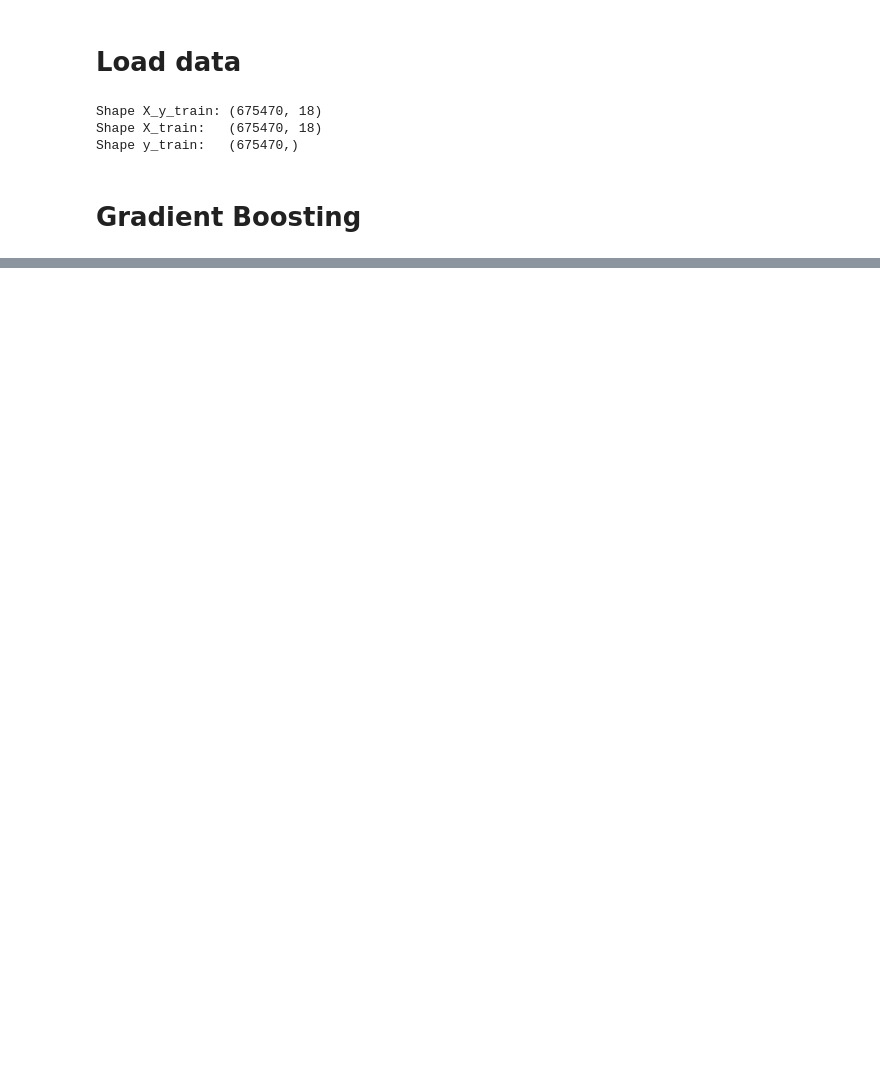
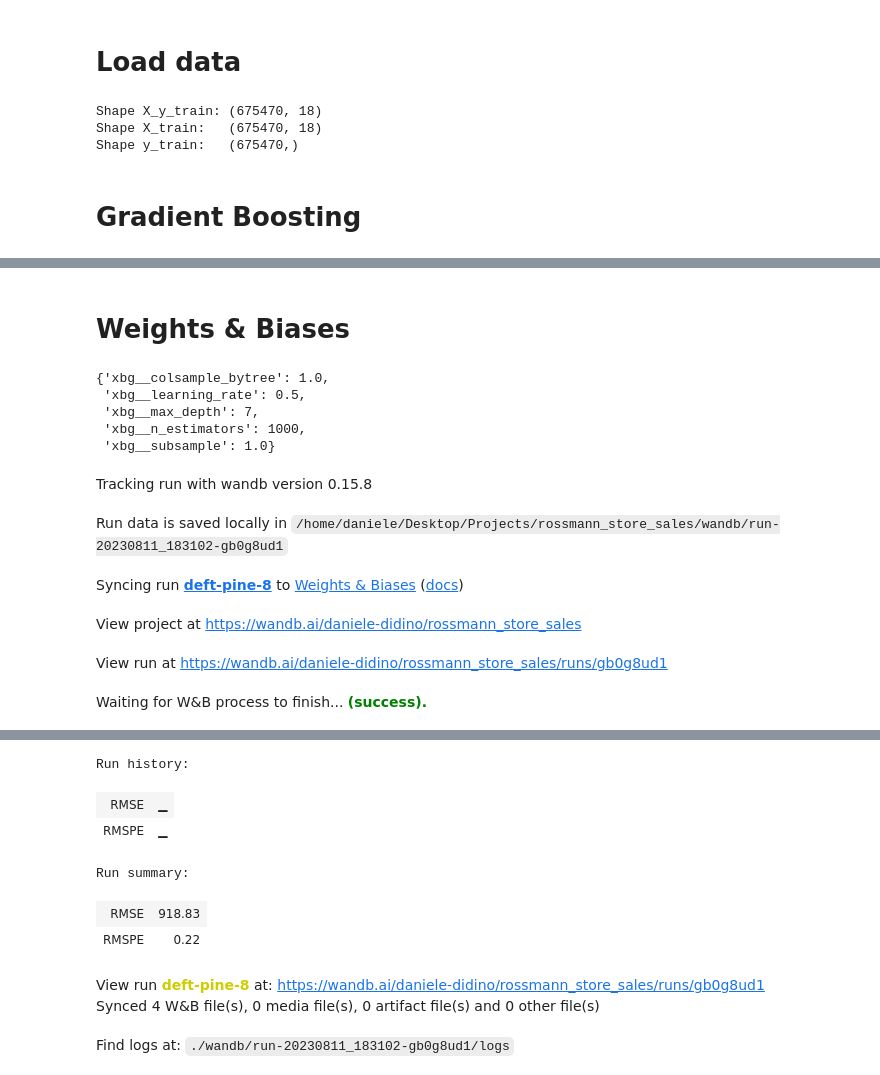
Before and after one commit to DanieleDidino/rossmann_store_sales, a Jupyter notebook: 4_ xgboost.ipynb, the cells around one changed output, grey strips where cells are left out. Cells and saved outputs as stored; diff of their text form; code cells hidden in the pictures; blank space fills up the shorter version.

```diff
--- a/4_ xgboost.ipynb
+++ b/4_ xgboost.ipynb
@@ -52,0 +166,25 @@ Shape y_train:   (675470,)
+# %%
+xgb_regressor = xgb.XGBRegressor(objective='reg:squarederror', seed=536)
+
+gb_reg = Pipeline([
+    ("preparation", full_pipeline),
+    ("xbg", xgb_regressor)])
+
+param_grid = {
+    "xbg__n_estimators": [1000],
+    "xbg__max_depth": [7],
+    "xbg__learning_rate": [0.5],
+    "xbg__subsample": [1.0],
+    "xbg__colsample_bytree": [1.0],
+}
+
+grid_search = GridSearchCV(
+    estimator=gb_reg,
+    param_grid=param_grid,
+    scoring='neg_mean_squared_error',
+    cv=5,
+    verbose=2,
+    # n_jobs=-1  # Use all available CPU cores
+)
+# %%
+grid_search.fit(X_train, y_train)
@@ -52,0 +229,19 @@ Shape y_train:   (675470,)
+# %% [markdown]
+# Weights & Biases
+# %%
+grid_search.best_params_
+# %% [output]
+{'xbg__colsample_bytree': 1.0,
+ 'xbg__learning_rate': 0.5,
+ 'xbg__max_depth': 7,
+ 'xbg__n_estimators': 1000,
+ 'xbg__subsample': 1.0}
+# %%
+save_pars_score_wandb(grid_search, X_train, y_train)
+# %% [output]
+Tracking run with wandb version 0.15.8
+Run data is saved locally in /home/daniele/Desktop/Projects/rossmann_store_sales/wandb/run-20230811_183102-gb0g8ud1
+Syncing run deft-pine-8 to Weights & Biases (docs)
+View project at https://wandb.ai/daniele-didino/rossmann_store_sales
+View run at https://wandb.ai/daniele-didino/rossmann_store_sales/runs/gb0g8ud1
+Waiting for W&B process to finish... (success).
@@ -52,0 +249,9 @@ Shape y_train:   (675470,)
+Run history:
+| RMSE | ▁ |
+| RMSPE | ▁ |
+Run summary:
+| RMSE | 918.83 |
+| RMSPE | 0.22 |
+View run deft-pine-8 at: https://wandb.ai/daniele-didino/rossmann_store_sales/runs/gb0g8ud1
+Synced 4 W&B file(s), 0 media file(s), 0 artifact file(s) and 0 other file(s)
+Find logs at: ./wandb/run-20230811_183102-gb0g8ud1/logs
```
Also changed, not shown: parts of 14 cells of this notebook, 3 other files.
